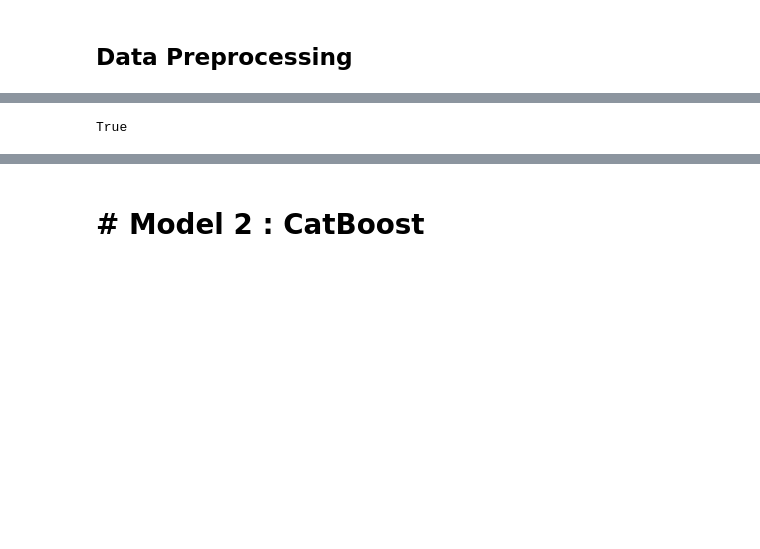
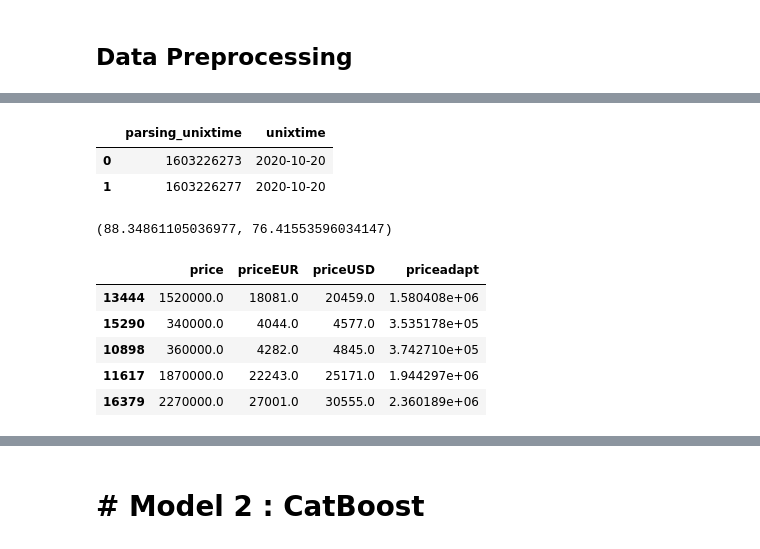
Before and after one commit to sawa25/module_6, a Jupyter notebook: baseline-sf-dst-car-price-prediction-v16.ipynb, the cells around one changed output, grey strips where cells are left out. Saved outputs shown, nothing was run; the diff lists cells and outputs as text; code cells hidden in the pictures; blank space fills up the shorter version.

```diff
--- a/baseline-sf-dst-car-price-prediction-v16.ipynb
+++ b/baseline-sf-dst-car-price-prediction-v16.ipynb
@@ -439,11 +104,0 @@ def fitfit(clf, X_train, y_train, X_test,y_test):
-# %%
-nrgs=['DTR','LR','RFR','GBoo']
-rgs=[alg.algs[i] for i in nrgs]
-
-qq=[alg.algs['DTR'],
-    alg.algs['LR'],
-    alg.algs['RFR'],
-    alg.algs['GBoo']]
-print(rgs==qq)
-# %% [output]
-True
@@ -461,0 +123,46 @@ print(y_test_pred)
+# %%
+# попытка учесть изменение курса валюты
+from datetime import datetime
+
+
+def parseunix(x):
+    ts = int(x)
+    return datetime.utcfromtimestamp(ts).strftime('%Y-%m-%d')
+
+df_ = test.loc[:, ['parsing_unixtime']]
+df_['unixtime'] = df_['parsing_unixtime'].apply(parseunix)
+
+df_.sort_values(by='unixtime', ascending=True)
+df_.iloc[:2]
+# test.csv собран 20 октября 2020г 77,9241 RUB за 1 USD 91,3115 RUB за 1 EUR
+# мой датасет собран 17 января 2022г 75,7668 RUB за 1 USD 86,8894 RUB за 1 EUR
+# %% [output]
+|  | parsing_unixtime | unixtime |
+| 0 | 1603226273 | 2020-10-20 |
+| 1 | 1603226277 | 2020-10-20 |
+# %%
+# как отличается курс евро и доллара центробанка от магазинов, если вычислять по стоимости автомобиля в рублях и разных валютах
+# train_my['priceadaptEU']=train_my.apply(lambda x: x.price/x.priceEUR,axis=1)
+# train_my['priceadaptUS']=train_my.apply(lambda x: x.price/x.priceUSD,axis=1)
+
+now = (86.8894/84.07, 75.7668/74.3)
+# если соотношение курса для центробанка и магазинов было такое же, как сейчас,
+# то такой был курс валюты в магазинах при пересчете из валюты в рубли
+ago = (91.3115/now[0], 77.9241/now[1])
+print(ago)
+# %% [output]
+(88.34861105036977, 76.41553596034147)
+# %%
+# адаптировать цену в рублях пересчетом из валюты
+train_my['priceadapt'] = train_my.apply(lambda x: np.mean(
+    [ago[0]*x.priceEUR, ago[1]*x.priceUSD]), axis=1)
+train_my[['price', 'priceEUR', 'priceUSD', 'priceadapt']].sample(5)
+# priceadapt - адаптированная цена пересчетом курса валют,
+# однако на кагле рейтинг не изменился ни на копейку для двух результатов - с пересчетом цены и без пересчета
+# %% [output]
+|  | price | priceEUR | priceUSD | priceadapt |
+| 13444 | 1520000.0 | 18081.0 | 20459.0 | 1.580408e+06 |
+| 15290 | 340000.0 | 4044.0 | 4577.0 | 3.535178e+05 |
+| 10898 | 360000.0 | 4282.0 | 4845.0 | 3.742710e+05 |
+| 11617 | 1870000.0 | 22243.0 | 25171.0 | 1.944297e+06 |
+| 16379 | 2270000.0 | 27001.0 | 30555.0 | 2.360189e+06 |
```
Also changed, not shown: parts of 49 cells of this notebook.
